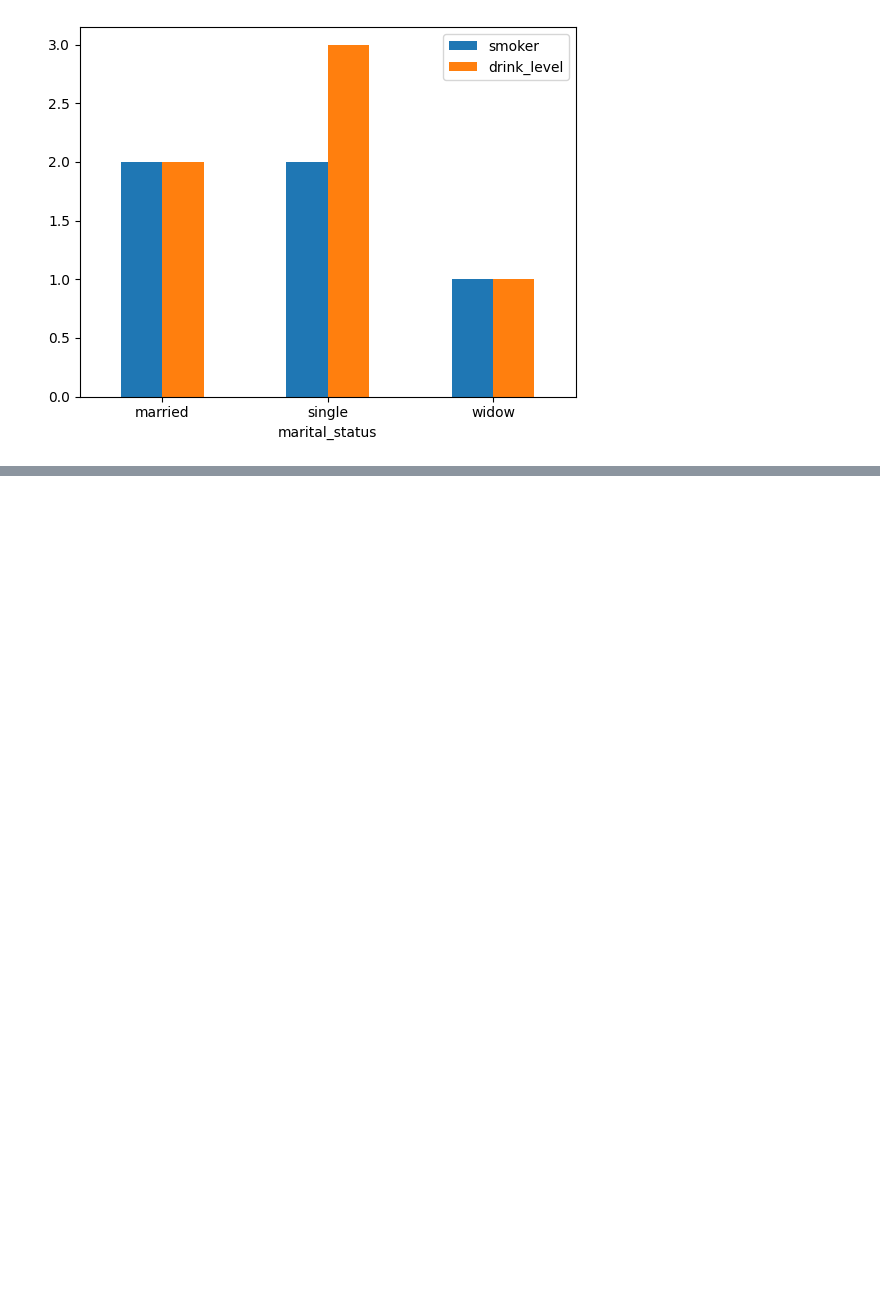
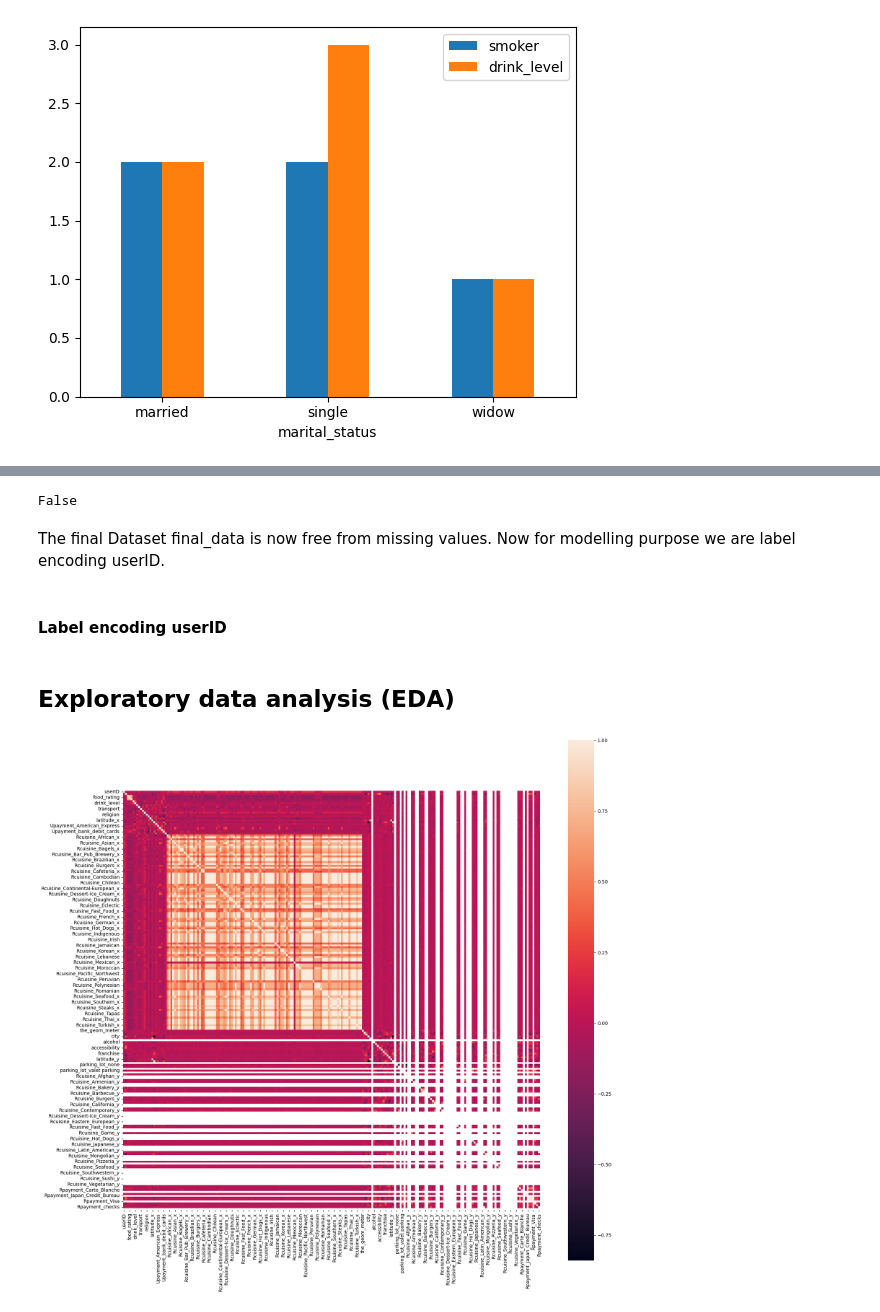
Before and after one commit to dpulivar/Restaurant_Recommendation_System_Group_3_DSML_IST5520, a Jupyter notebook: Milestone2/Restaurant_Reviews_Based_Recommendation_System_Group_3_Milestone2.ipynb, the cells around one changed output, grey strips where cells are left out. Saved outputs shown, nothing was run; the diff lists cells and outputs as text; code cells hidden in the pictures; blank space fills up the shorter version.

```diff
--- a/Milestone2/Restaurant_Reviews_Based_Recommendation_System_Group_3_Milestone2.ipynb
+++ b/Milestone2/Restaurant_Reviews_Based_Recommendation_System_Group_3_Milestone2.ipynb
@@ -774,0 +1059,2 @@ user_profile.groupby('marital_status')['smoker','drink_level'].nunique().plot.ba
+# %%
+F=pd.merge(E,chef_cuisine_dum1,how='left',on=['placeID'])
@@ -774,0 +1063,2 @@ user_profile.groupby('marital_status')['smoker','drink_level'].nunique().plot.ba
+# %%
+final_data=pd.merge(F,res_payment_dum1,how='left',on=['placeID'])
@@ -774,0 +1155,19 @@ user_profile.groupby('marital_status')['smoker','drink_level'].nunique().plot.ba
+# %%
+final_data=final_data.fillna(0)
+final_data.isnull().values.any()
+# %% [output]
+False
+# %% [markdown]
+The final Dataset final_data is now free from missing values. Now for modelling purpose we are label encoding userID.
+# %% [markdown]
+<h4> Label encoding userID </h4>
+# %%
+final_data['userID']=encoder.fit_transform(final_data['userID'])
+# %% [markdown]
+<h2> Exploratory data analysis (EDA) </h2>
+# %%
+plt.subplots(figsize=(20,20))
+sns.heatmap(final_data.corr(), square=True)
+plt.show()
+# %% [output]
+[figure, added]
```
Also changed, not shown: parts of 75 cells of this notebook.
